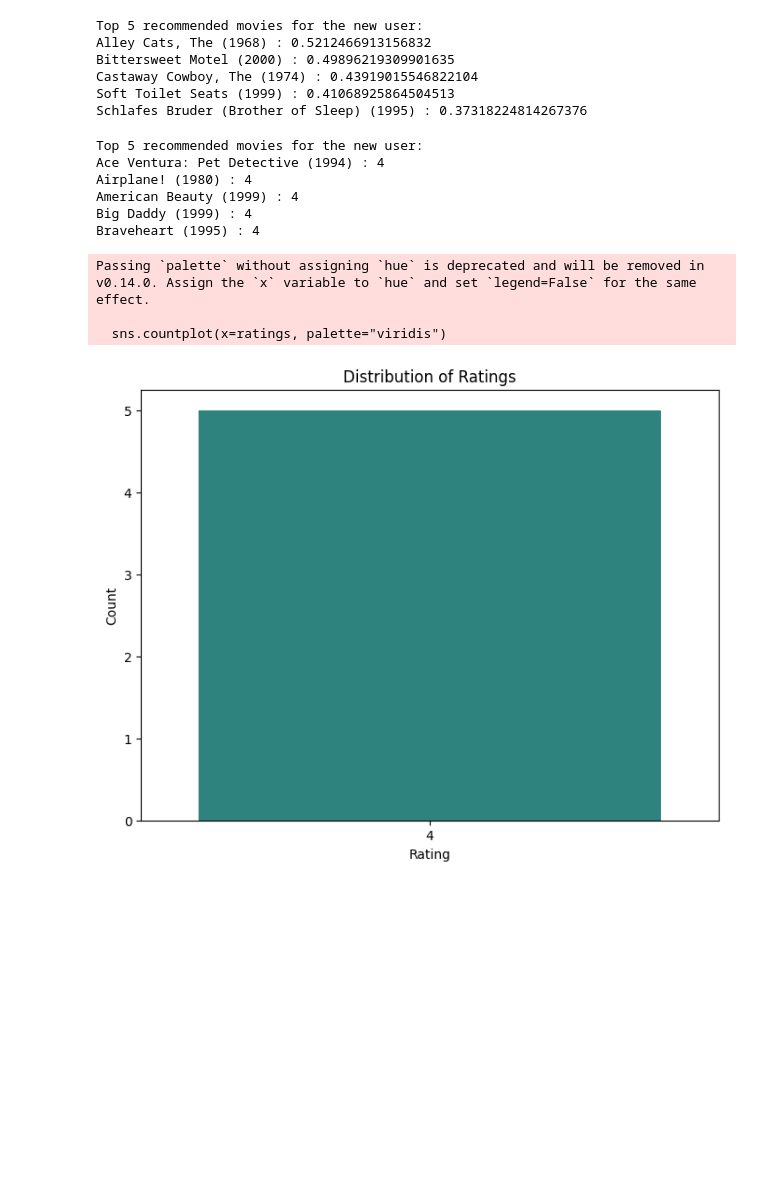
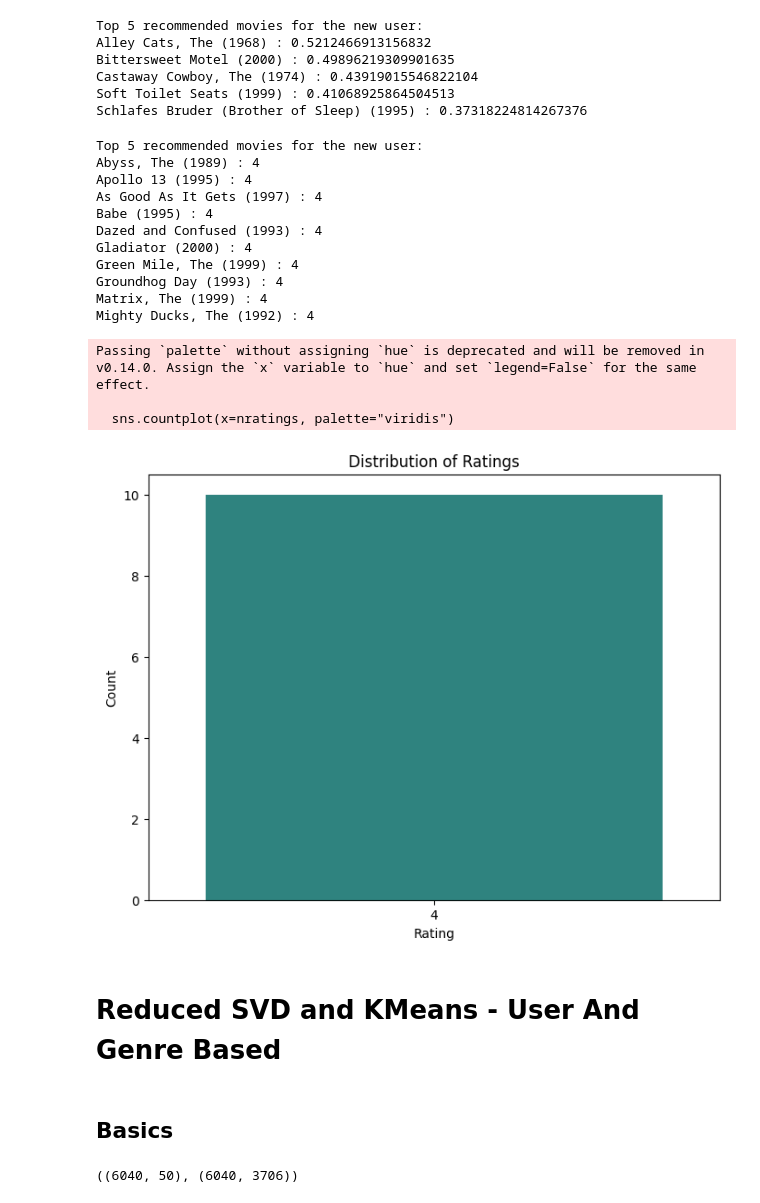
Before and after one commit to 23subbhashit/MovieRecommendationSystemIIITB, a Jupyter notebook: Movie_Recommendation_System_IIITB.ipynb, the cells around one changed output. Drawn from its saved outputs; the diff is of its cells as text; code cells hidden in the pictures; blank space fills up the shorter version.

```diff
--- a/Movie_Recommendation_System_IIITB.ipynb
+++ b/Movie_Recommendation_System_IIITB.ipynb
@@ -309,7 +309,7 @@ from sklearn.metrics.pairwise import cosine_similarity
 from tqdm import tqdm
 import math
 
-def recommend_movies_to_new_user(ratings, cosine_sim, new_user_ratings, n=5):
+def recommend_movies_to_new_user(ratings, cosine_sim, new_user_ratings, n=10):
     # Add the new user's ratings to the ratings matrix
     new_user_row = pd.Series(new_user_ratings, name='NewUser')
     ratings = ratings.append(new_user_row)
@@ -324,7 +324,7 @@ def recommend_movies_to_new_user(ratings, cosine_sim, new_user_ratings, n=5):
     new_user_sim_values = new_user_sim[-1]  # Assuming the new user is the last row
 
     # Filter users with similarity less than 0.4
-    filtered_similar_users = [(user_id, sim_value) for user_id, sim_value in enumerate(new_user_sim_values[:-1]) if sim_value >= 0.2]
+    filtered_similar_users = [(user_id, sim_value) for user_id, sim_value in enumerate(new_user_sim_values[:-1]) if sim_value >= 0.3]
 
     # Initialize a dictionary to store aggregated ratings from similar users
     aggregated_ratings = {}
@@ -365,30 +365,39 @@ for movie, rating in recommendations:
     print(movie, ":", rating)
 # %% [output]
 Top 5 recommended movies for the new user:
-Ace Ventura: Pet Detective (1994) : 4
-Airplane! (1980) : 4
-American Beauty (1999) : 4
-Big Daddy (1999) : 4
-Braveheart (1995) : 4
+Abyss, The (1989) : 4
+Apollo 13 (1995) : 4
+As Good As It Gets (1997) : 4
+Babe (1995) : 4
+Dazed and Confused (1993) : 4
+Gladiator (2000) : 4
+Green Mile, The (1999) : 4
+Groundhog Day (1993) : 4
+Matrix, The (1999) : 4
+Mighty Ducks, The (1992) : 4
 # %%
 import seaborn as sns
 import matplotlib.pyplot as plt
 
-ratings = [rating for _, rating in recommendations]
+nratings = [rating for _, rating in recommendations]
 
 
 plt.figure(figsize=(8, 6))
-sns.countplot(x=ratings, palette="viridis")
+sns.countplot(x=nratings, palette="viridis")
 
 
 plt.title('Distribution of Ratings')
 plt.xlabel('Rating')
 plt.ylabel('Count')
 
 # Show the plot
 plt.show()
 # %% [output]
 Passing `palette` without assigning `hue` is deprecated and will be removed in v0.14.0. Assign the `x` variable to `hue` and set `legend=False` for the same effect.
 
-  sns.countplot(x=ratings, palette="viridis")
+  sns.countplot(x=nratings, palette="viridis")
-[figure, old version]
+[figure, new version]
+# %% [markdown]
+# Reduced SVD and KMeans - User And Genre Based
+# %% [markdown]
+## Basics
@@ -394,0 +418,4 @@ Passing `palette` without assigning `hue` is deprecated and will be removed in v
+# %%
+ratings_reduced.shape,ratings.shape
+# %% [output]
+((6040, 50), (6040, 3706))
```
Also changed, not shown: parts of 23 cells of this notebook.
